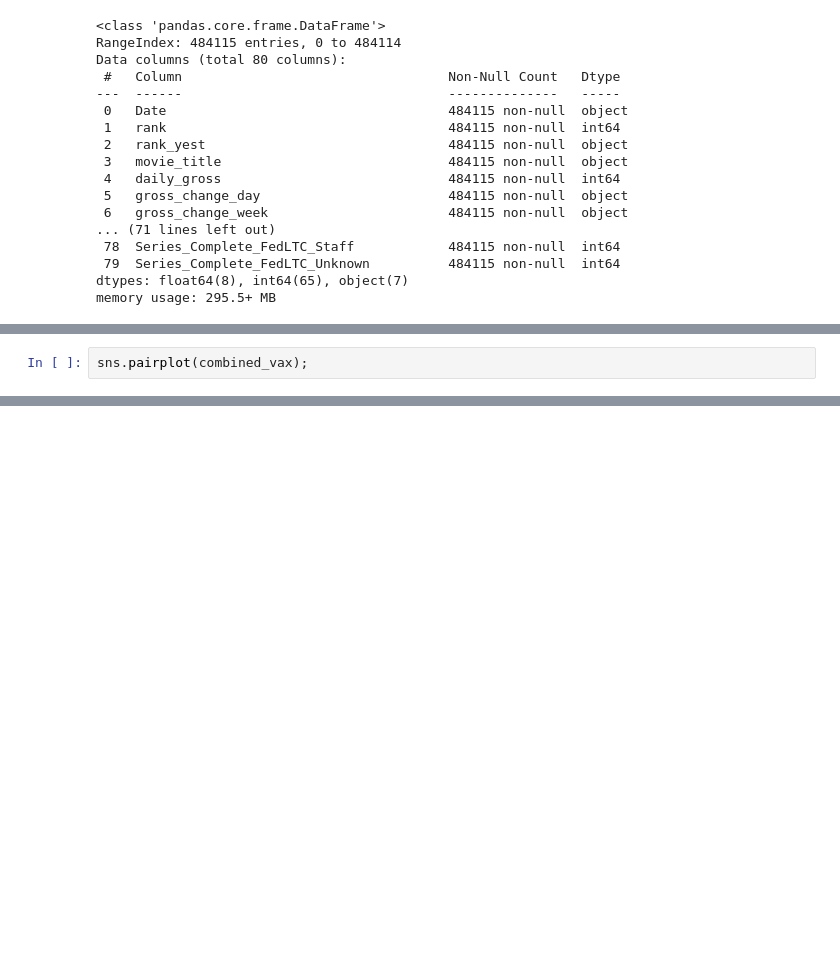
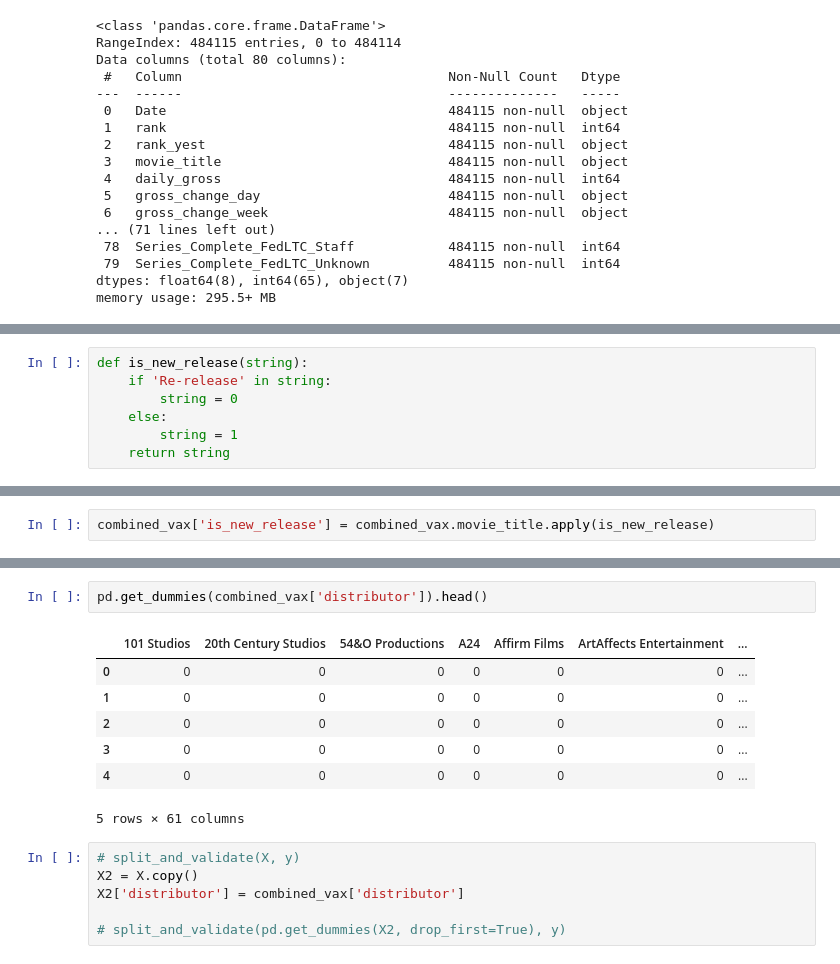
Before and after one commit to ajstake/Linear_Regression_Project, a Jupyter notebook: CDC_Movie_Data_Cleaning_and_Modeling.ipynb, the cells around one changed output, grey strips where cells are left out. Cells and saved outputs as stored; diff of their text form; blank space fills up the shorter version.

```diff
--- a/CDC_Movie_Data_Cleaning_and_Modeling.ipynb
+++ b/CDC_Movie_Data_Cleaning_and_Modeling.ipynb
@@ -144,2 +165,7 @@ combined_vax.tail(10)
 # %%
-sns.pairplot(combined_vax);
+def is_new_release(string):
+    if 'Re-release' in string:
+        string = 0
+    else:
+        string = 1
+    return string
@@ -147,0 +172,2 @@ sns.pairplot(combined_vax);
+# %%
+combined_vax['is_new_release'] = combined_vax.movie_title.apply(is_new_release)
@@ -147,0 +201,16 @@ sns.pairplot(combined_vax);
+# %%
+pd.get_dummies(combined_vax['distributor']).head()
+# %% [output]
+|  | 101 Studios | 20th Century Studios | 54&O Productions | A24 | Affirm Films | ArtAffects Entertainment | ... |
+| 0 | 0 | 0 | 0 | 0 | 0 | 0 | ... |
+| 1 | 0 | 0 | 0 | 0 | 0 | 0 | ... |
+| 2 | 0 | 0 | 0 | 0 | 0 | 0 | ... |
+| 3 | 0 | 0 | 0 | 0 | 0 | 0 | ... |
+| 4 | 0 | 0 | 0 | 0 | 0 | 0 | ... |
+5 rows × 61 columns
+# %%
+# split_and_validate(X, y)
+X2 = X.copy()
+X2['distributor'] = combined_vax['distributor']
+
+# split_and_validate(pd.get_dummies(X2, drop_first=True), y)
```
Also changed, not shown: parts of 25 cells of this notebook, 1 other file.
